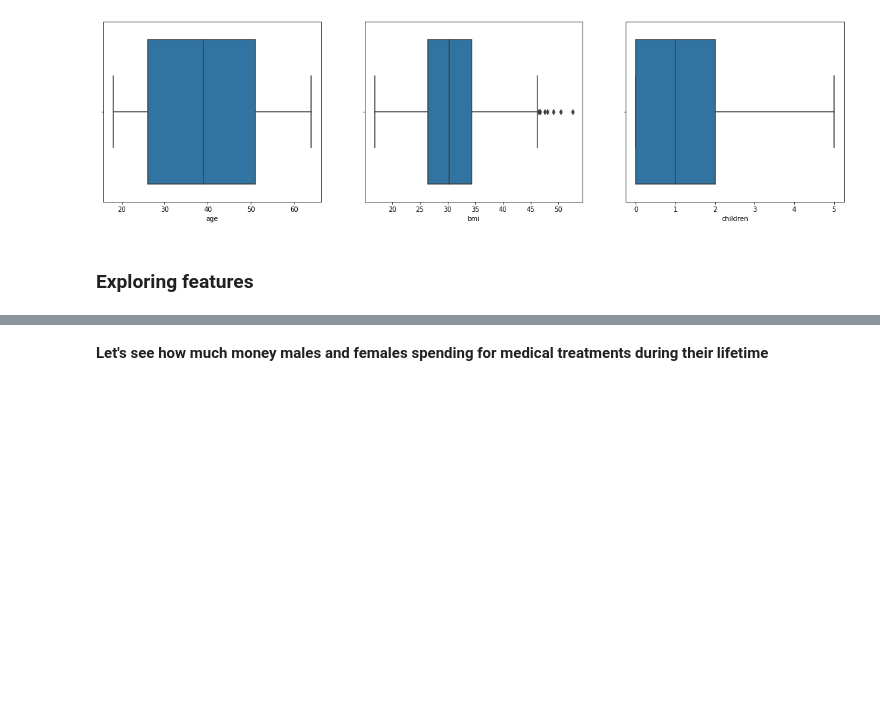
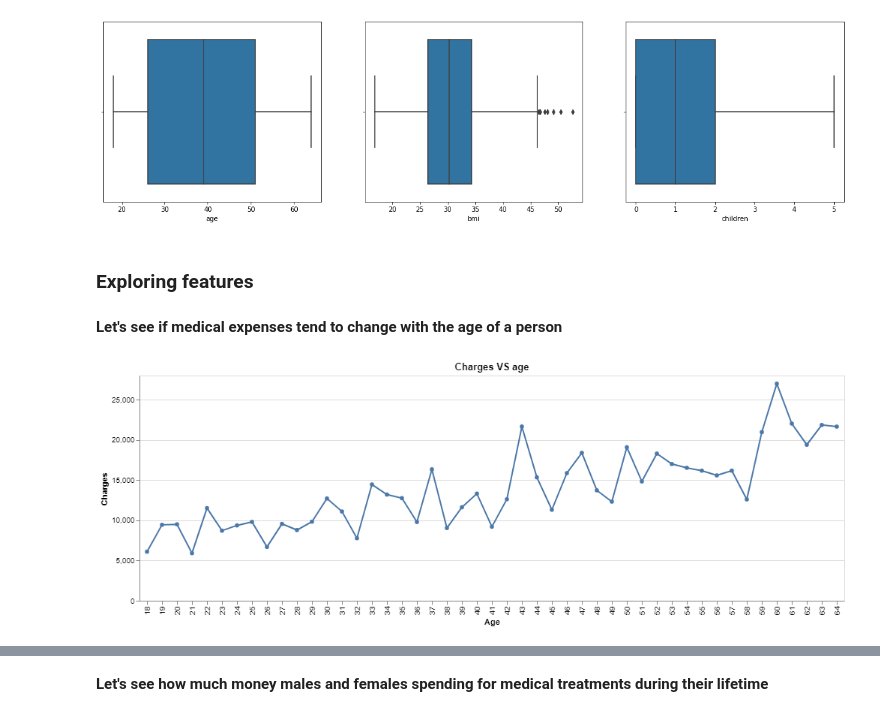
Before and after one commit to sirine-chahma/DSCI_522_group_401, a Jupyter notebook: notebooks/EDA.ipynb, the cells around one changed output, grey strips where cells are left out. Drawn from its saved outputs; the diff is of its cells as text; code cells hidden in the pictures; blank space fills up the shorter version.

```diff
--- a/notebooks/EDA.ipynb
+++ b/notebooks/EDA.ipynb
@@ -148,3 +148,16 @@ for col, ax in zip(numeric_features, axes):
 [figure]
 # %% [markdown]
 ### Exploring features
+# %% [markdown]
+**Let's see if medical expenses tend to change with the age of a person**
+# %%
+training_df = X_train
+training_df['charges'] = y_train
+
+
+alt.Chart(training_df.groupby(['age']).mean().reset_index()).mark_line(point = True).encode(
+    alt.X('age:N', title = 'Age'),
+    alt.Y('charges:Q', title = 'Charges')
+).properties(title='Charges VS age')
+# %% [output]
+[figure, added]
```
Also changed, not shown: parts of 13 cells of this notebook, 2 other files.
